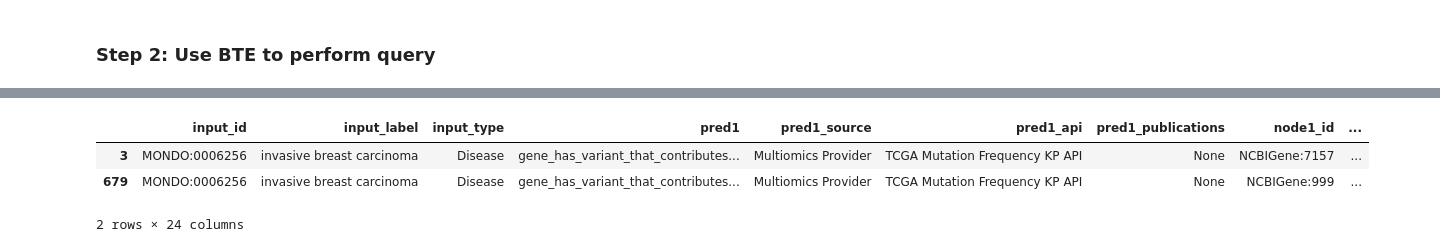
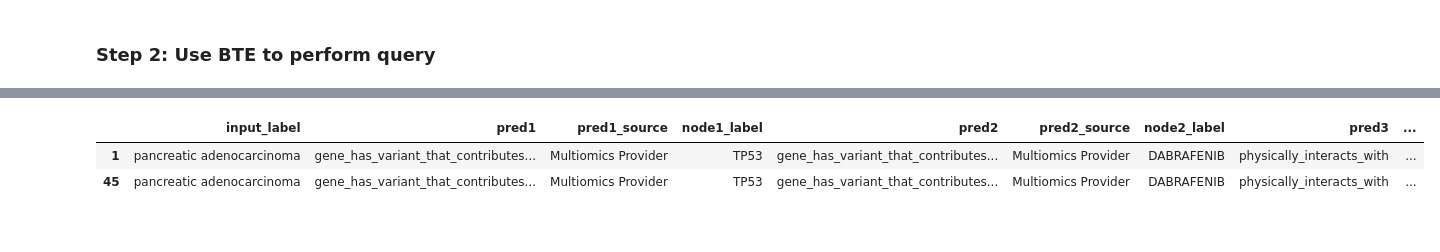
Before and after one commit to biothings/biothings_explorer_archived, a Jupyter notebook: jupyter notebooks/Multiomics + Service.ipynb, the cells around one changed output, grey strips where cells are left out. Saved outputs shown, nothing was run; the diff lists cells and outputs as text; code cells hidden in the pictures.

```diff
--- a/jupyter notebooks/Multiomics + Service.ipynb
+++ b/jupyter notebooks/Multiomics + Service.ipynb
@@ -235,7 +206,7 @@ df1
-# %%
-df1.query("node1_id == output_id")
-# %% [output]
-|  | input_id | input_label | input_type | pred1 | pred1_source | pred1_api | pred1_publications | node1_id | ... |
-| 3 | MONDO:0006256 | invasive breast carcinoma | Disease | gene_has_variant_that_contributes... | Multiomics Provider | TCGA Mutation Frequency KP API | None | NCBIGene:7157 | ... |
-| 679 | MONDO:0006256 | invasive breast carcinoma | Disease | gene_has_variant_that_contributes... | Multiomics Provider | TCGA Mutation Frequency KP API | None | NCBIGene:999 | ... |
-2 rows × 24 columns
+# %%
+df2 = df1.query("node1_id == output_id").drop_duplicates()
+df2[["input_label", "pred1", "pred1_source", "node1_label", "pred2", "pred2_source", "node2_label", "pred3", "pred3_source", "output_label"]]
+# %% [output]
+|  | input_label | pred1 | pred1_source | node1_label | pred2 | pred2_source | node2_label | pred3 | ... |
+| 1 | pancreatic adenocarcinoma | gene_has_variant_that_contributes... | Multiomics Provider | TP53 | gene_has_variant_that_contributes... | Multiomics Provider | DABRAFENIB | physically_interacts_with | ... |
+| 45 | pancreatic adenocarcinoma | gene_has_variant_that_contributes... | Multiomics Provider | TP53 | gene_has_variant_that_contributes... | Multiomics Provider | DABRAFENIB | physically_interacts_with | ... |
```
Also changed, not shown: parts of 15 cells of this notebook.
